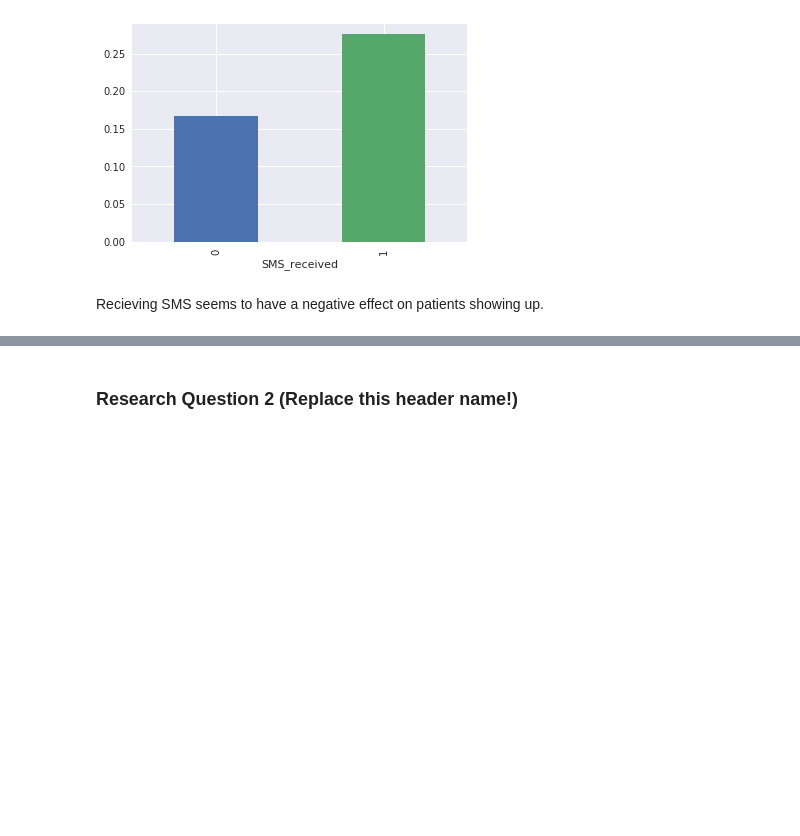
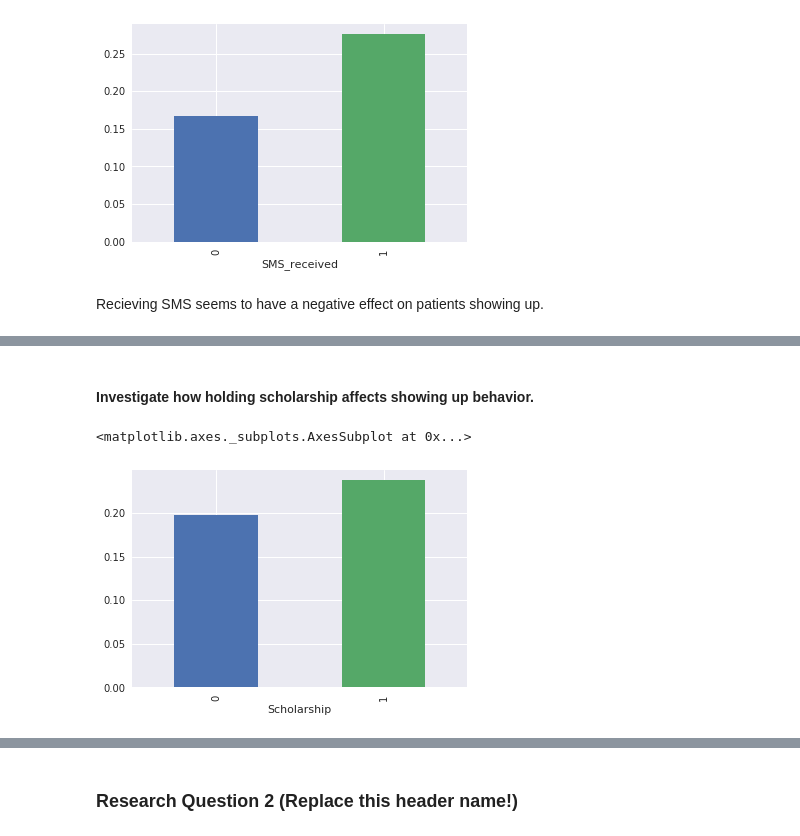
Before and after one commit to yagmurdalman/investigate-a-data-set, a Jupyter notebook: no_show_appointments.ipynb, the cells around one changed output, grey strips where cells are left out. Saved outputs shown, nothing was run; the diff lists cells and outputs as text; code cells hidden in the pictures; blank space fills up the shorter version.

```diff
--- a/no_show_appointments.ipynb
+++ b/no_show_appointments.ipynb
@@ -379,0 +368,7 @@ Recieving SMS seems to have a negative effect on patients showing up.
+# %% [markdown]
+#### Investigate how holding scholarship affects showing up behavior.
+# %%
+df.groupby('Scholarship').No_show.mean().plot(kind='bar')
+# %% [output]
+<matplotlib.axes._subplots.AxesSubplot at 0x...>
+[figure, added]
```
Also changed, not shown: parts of 18 cells of this notebook, 1 other file.
